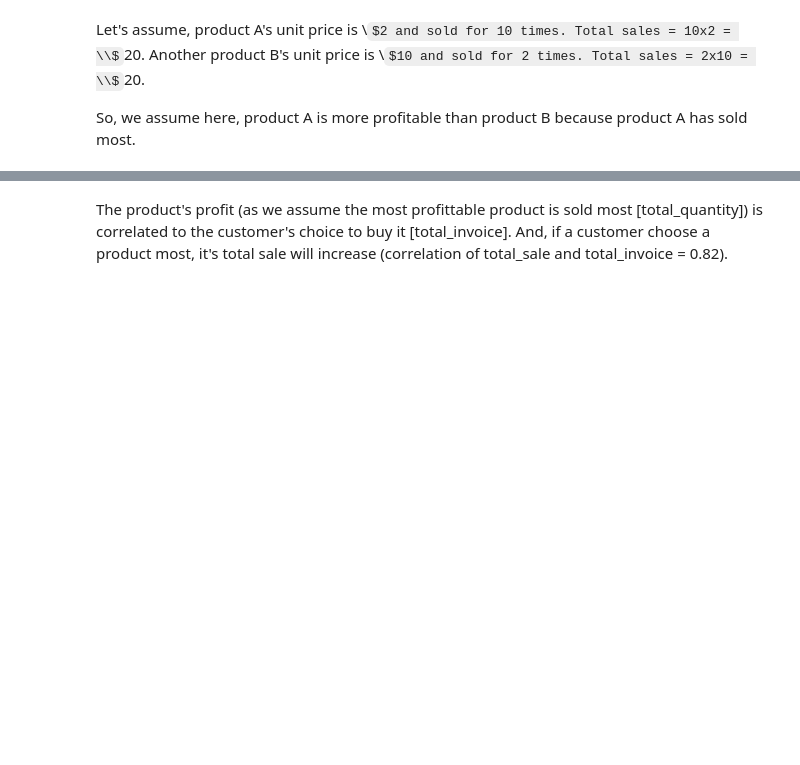
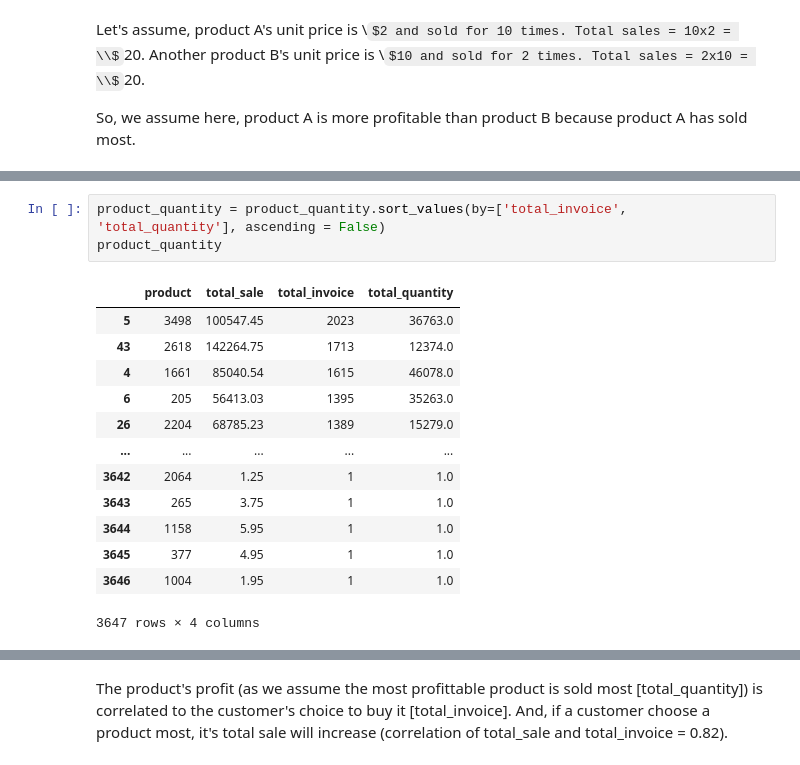
Before and after one commit to Aukerul-Shuvo/DAAS_Retail, a Jupyter notebook: notebook/Diagnostic Analysis.ipynb, the cells around one changed output, grey strips where cells are left out. Saved outputs shown, nothing was run; the diff lists cells and outputs as text; some formulas as TeX source; blank space fills up the shorter version.

```diff
--- a/notebook/Diagnostic Analysis.ipynb
+++ b/notebook/Diagnostic Analysis.ipynb
@@ -241,3 +225,20 @@ product_quantity
+# %%
+product_quantity = product_quantity.sort_values(by=['total_invoice', 'total_quantity'], ascending = False)
+product_quantity
+# %% [output]
+|  | product | total_sale | total_invoice | total_quantity |
+| 5 | 3498 | 100547.45 | 2023 | 36763.0 |
+| 43 | 2618 | 142264.75 | 1713 | 12374.0 |
+| 4 | 1661 | 85040.54 | 1615 | 46078.0 |
+| 6 | 205 | 56413.03 | 1395 | 35263.0 |
+| 26 | 2204 | 68785.23 | 1389 | 15279.0 |
+| ... | ... | ... | ... | ... |
+| 3642 | 2064 | 1.25 | 1 | 1.0 |
+| 3643 | 265 | 3.75 | 1 | 1.0 |
+| 3644 | 1158 | 5.95 | 1 | 1.0 |
+| 3645 | 377 | 4.95 | 1 | 1.0 |
+| 3646 | 1004 | 1.95 | 1 | 1.0 |
+3647 rows × 4 columns
 # %%
 top_5_products_in_2010_2011 = list(product_quantity['product'].head(5))
 print("Top 5 sold products (in terms of order):", top_5_products_in_2010_2011,
```
Also changed, not shown: parts of 18 cells of this notebook.
